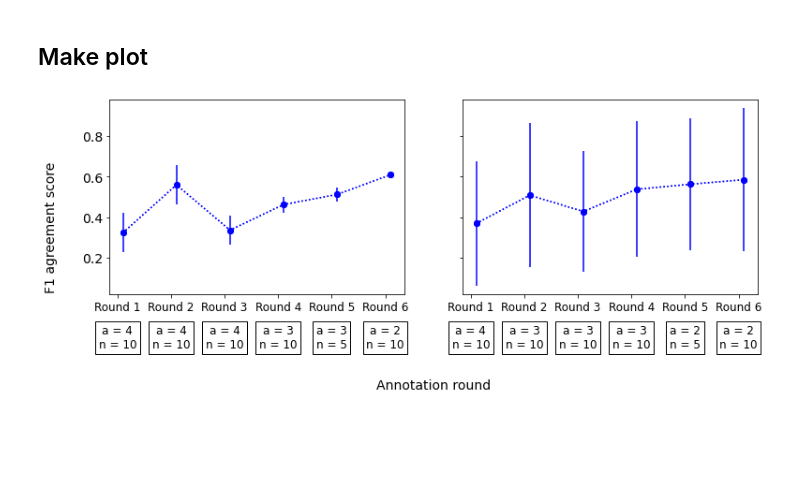
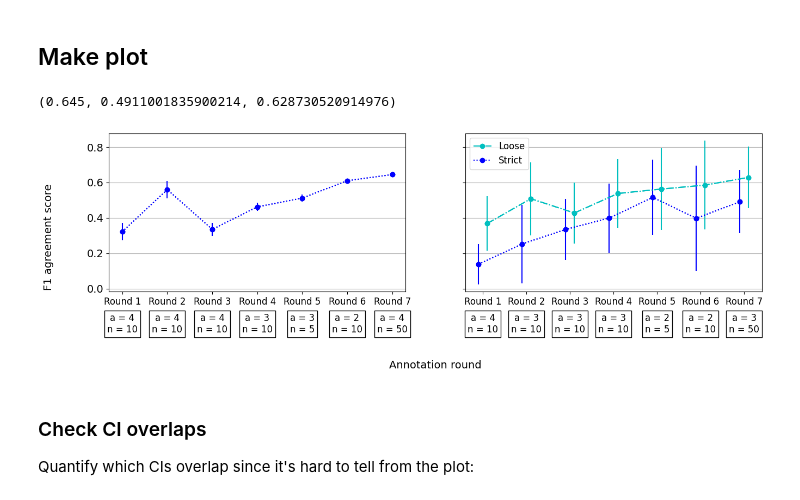
Before and after one commit to ShiuLab/pickle-corpus-code, a Jupyter notebook: jupyter_notebooks/annotator_agreement_visualizations.ipynb, the cells around one changed output. Drawn from its saved outputs; the diff is of its cells as text; code cells hidden in the pictures; blank space fills up the shorter version.

```diff
--- a/jupyter_notebooks/annotator_agreement_visualizations.ipynb
+++ b/jupyter_notebooks/annotator_agreement_visualizations.ipynb
@@ -197,3 +217,4 @@ for r, prefix in rel_double_prefixes.items():
 # %%
 # Get data in same tuple format as we did for entities
-rel_double_overall = {k:(v.loc['mean', 'iaa'], v.loc['std', 'iaa']) for k,v in rel_double_overall_dfs.items()}
+rel_double_overall_loose = {k:(v.loc['mean', 'iaa'], v.loc['std', 'iaa']) for k,v in rel_double_overall_dfs_loose.items()}
+rel_double_overall_strict = {k:(v.loc['mean', 'iaa'], v.loc['std', 'iaa']) for k,v in rel_double_overall_dfs_strict.items()}
@@ -212,49 +241,64 @@ rel_ann_num = {'Round 1': 4,
           'Round 3': 3,
           'Round 4': 3,
           'Round 5': 2,
-          'Round 6': 2}
+          'Round 6': 2,
+          'Round 7': 3}
 # %% [markdown]
 ## Make plot
 # %%
 round_names = ent_round_double.keys()
 db_means = [v[0] for k,v in ent_round_double.items()]
-db_std = [v[1] for k,v in ent_round_double.items()]
+db_se = [v[1]/sqrt(ann_num[k]) for k,v in ent_round_double.items()]
 # %%
-rel_round_names = rel_double_overall.keys()
-db_rel_means = [v[0] for k,v in rel_double_overall.items()]
-db_rel_std = [v[1] for k,v in rel_double_overall.items()]
+rel_round_names = rel_double_overall_loose.keys()
+db_rel_means_loose = [v[0] for k,v in rel_double_overall_loose.items()]
+db_rel_se_loose = [v[1]/sqrt(rel_ann_num[k]) for k,v in rel_double_overall_loose.items()]
+db_rel_means_strict = [v[0] for k,v in rel_double_overall_strict.items()]
+db_rel_se_strict = [v[1]/sqrt(rel_ann_num[k]) for k,v in rel_double_overall_strict.items()]
+# %%
+# Get the final IAA for each
+db_means[-1], db_rel_means_strict[-1], db_rel_means_loose[-1]
+# %% [output]
+(0.645, 0.4911001835900214, 0.628730520914976)
 # %%
-fig, (ax1, ax2) = plt.subplots(1, 2, sharey=True, figsize=(12,5))
+fig, (ax1, ax2) = plt.subplots(1, 2, sharey=True, figsize=(15,5))
 
 x = np.arange(len(round_names))
 
-ax1.plot(x + 0.1, db_means,'bo:', label='Double-blind agreement')
-ax1.errorbar(x + 0.1, db_means, yerr=db_std, fmt='bo:')
+ax1.plot(x, db_means,'bo:', label='Double-blind agreement')
+ent_err_cont = ax1.errorbar(x, db_means, yerr=db_se, fmt='bo:')
 ax1.set_xticks(x, round_names, size=12)
 xtick_locs, xtick_labels = ax1.get_xticks(), ax1.get_xticklabels()
 for xtick_loc, xtick_label in zip(xtick_locs, ann_num.keys()):
     ann_text = f'a = {ann_num[xtick_label]}'
     doc_text = f'n = {doc_num[xtick_label]}'
     box_text = f'{ann_text}\n{doc_text}'
     t = ax1.text(xtick_loc, -0.2, box_text, ha='center', va='center',
                  size=12, bbox=dict(boxstyle="square,pad=0.3", facecolor='white'))
 
-ax2.plot(x + 0.1, db_rel_means,'bo:', label='Double-blind agreement')
-ax2.errorbar(x + 0.1, db_rel_means, yerr=db_rel_std, fmt='bo:')
+ax2.plot(x + 0.1, db_rel_means_loose,'co-.', label='Loose')
+rel_loose_err_cont = ax2.errorbar(x + 0.1, db_rel_means_loose, yerr=db_rel_se_loose, fmt='co-.')
+ax2.plot(x - 0.1, db_rel_means_strict,'bo:', label='Strict')
+rel_strict_err_cont = ax2.errorbar(x - 0.1, db_rel_means_strict, yerr=db_rel_se_strict, fmt='bo:')
 ax2.set_xticks(x, rel_round_names, size=12)
+ax2.legend(fontsize=12, loc='upper left')
 xtick_locs, xtick_labels = ax2.get_xticks(), ax2.get_xticklabels()
 for xtick_loc, xtick_label in zip(xtick_locs, ann_num.keys()):
     ann_text = f'a = {rel_ann_num[xtick_label]}'
     doc_text = f'n = {doc_num[xtick_label]}'
     box_text = f'{ann_text}\n{doc_text}'
     t = ax2.text(xtick_loc, -0.2, box_text, ha='center', va='center',
                  size=12, bbox=dict(boxstyle="square,pad=0.3", facecolor='white'))
-
+ax1.grid(axis='y')
+ax2.grid(axis='y')
 fig.supylabel('F1 agreement score', fontsize=14)
 fig.supxlabel('Annotation round', fontsize=14)
 fig.subplots_adjust(bottom=0.3, left=0.1)
 
 
-fig.savefig('../data/straying_off_topic_data/iaa/double_blind_iaa_semantic_names.png', bbox_inches='tight', dpi=600)
+fig.savefig('../data/straying_off_topic_data/iaa/double_blind_iaa_semantic_names_REVISION_FINAL.png', bbox_inches='tight', dpi=600)
 # %% [output]
-[figure, old version]
+[figure, new version]
+# %% [markdown]
+### Check CI overlaps
+Quantify which CIs overlap since it's hard to tell from the plot:
```
Also changed, not shown: parts of 14 cells of this notebook, 9 other files.
